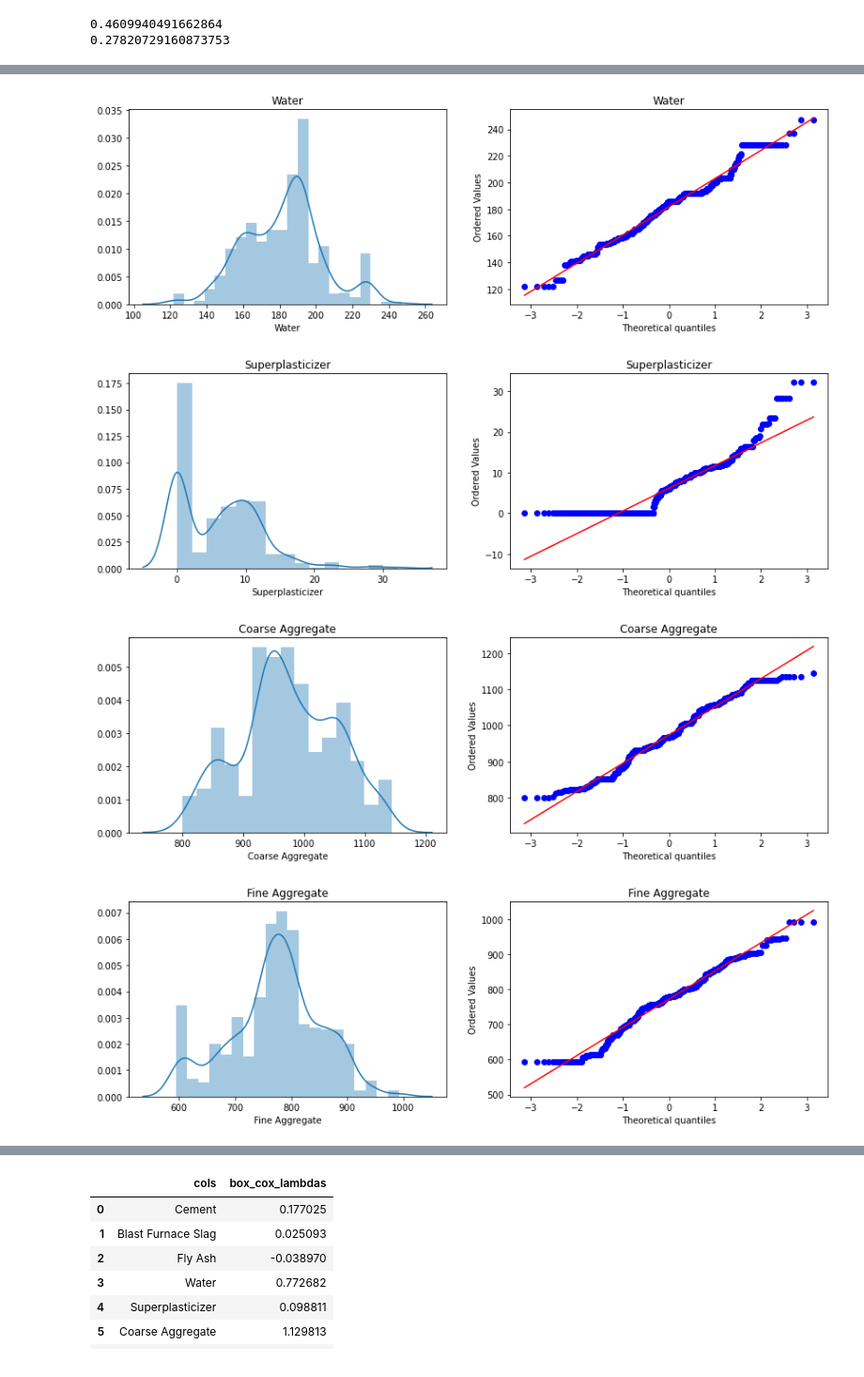
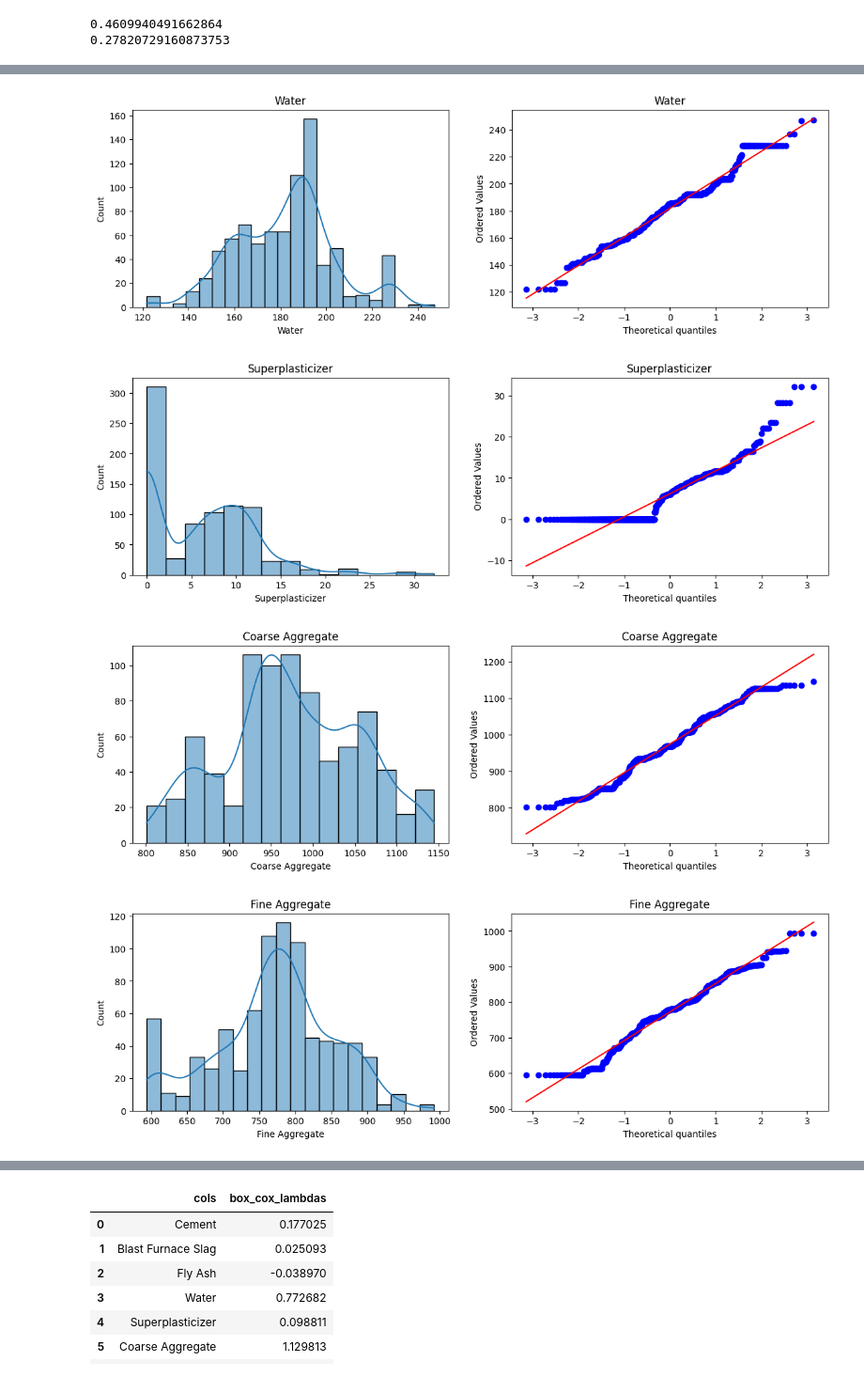
Before and after one commit to sourabhms66/statistics, a Jupyter notebook: power_transformation.ipynb, the cells around one changed output, grey strips where cells are left out. Shown at 94% size. Saved outputs shown, nothing was run; the diff lists cells and outputs as text; code cells hidden in the pictures.

```diff
--- a/power_transformation.ipynb
+++ b/power_transformation.ipynb
@@ -87,10 +89,8 @@ print(np.mean(cross_val_score(lr,X,y,scoring='r2',cv=10)))
 # %%
-# Plotting the distplots without any transformation
-
 for col in X_train.columns:
     plt.figure(figsize=(14,4))
     plt.subplot(121)
-    sns.distplot(X_train[col])
+    sns.histplot(X_train[col],kde=True)
     plt.title(col)
 
     plt.subplot(122)
@@ -105,4 +105,4 @@ for col in X_train.columns:
-[figure, old version]
+[figure, new version]
-[figure, old version]
+[figure, new version]
-[figure, old version]
+[figure, new version]
-[figure, old version]
+[figure, new version]
```
Also changed, not shown: parts of 2 cells of this notebook.
